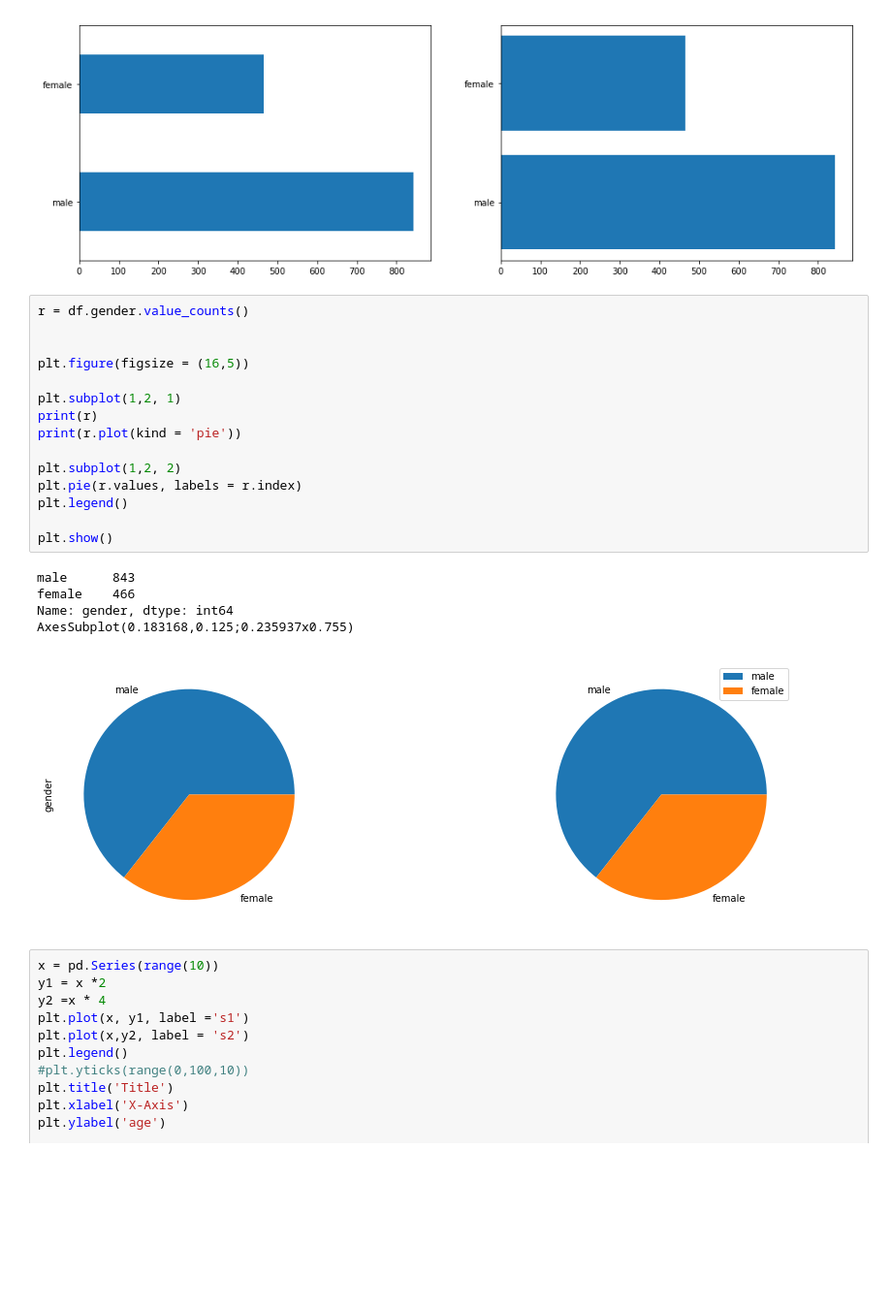
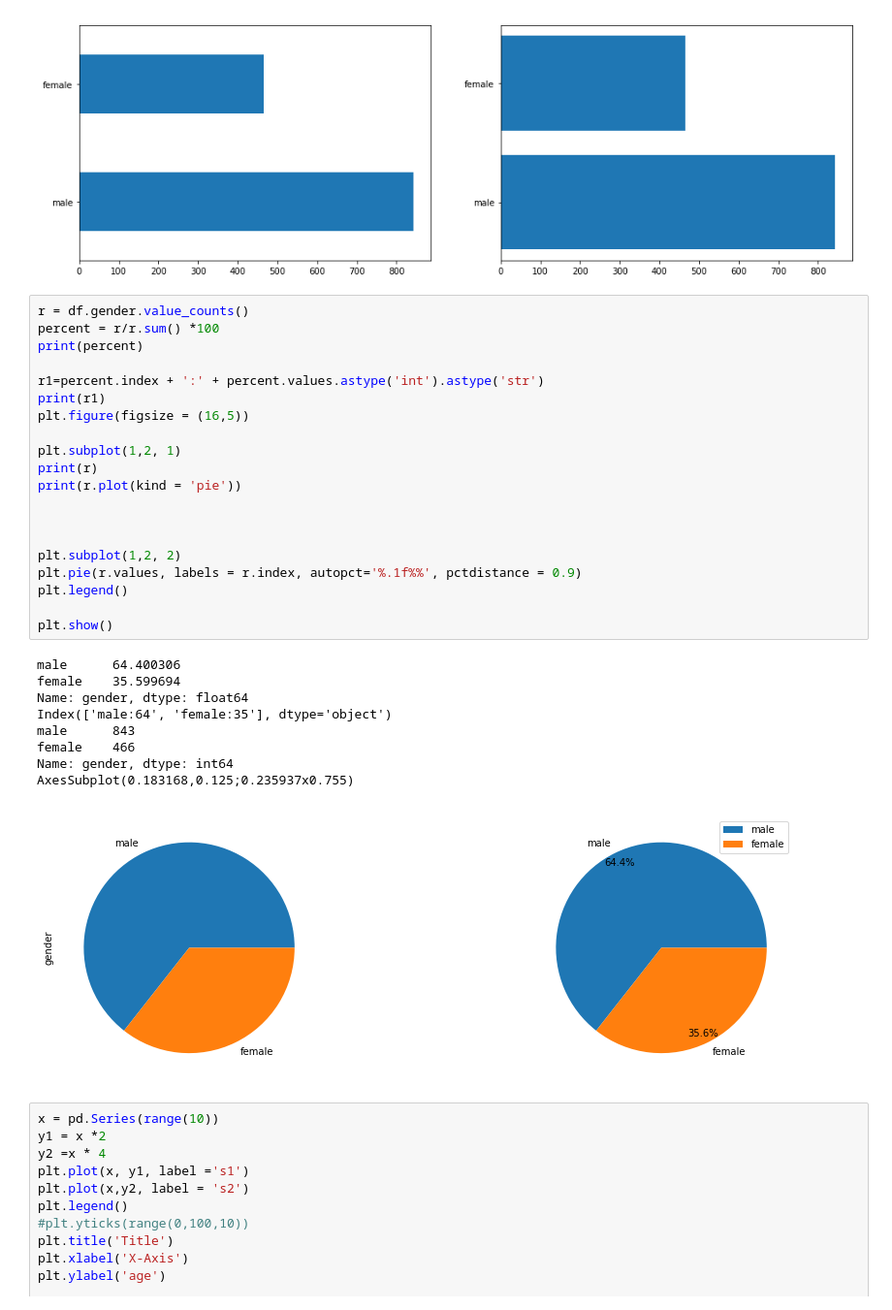
Before and after one commit to leangaurav/weekday2019_09_05, a Jupyter notebook: S160MatplotlibPlotting.ipynb, the cells around one changed output. Shown: that part at 97% size. Cells and saved outputs as stored; diff of their text form; blank space fills up the shorter version.

```diff
--- a/S160MatplotlibPlotting.ipynb
+++ b/S160MatplotlibPlotting.ipynb
@@ -103,25 +103,34 @@ AxesSubplot(0.125,0.125;0.352273x0.755)
 [figure]
 # %%
 r = df.gender.value_counts()
+percent = r/r.sum() *100
+print(percent)
 
-
+r1=percent.index + ':' + percent.values.astype('int').astype('str')
+print(r1)
 plt.figure(figsize = (16,5))
 
 plt.subplot(1,2, 1)
 print(r)
 print(r.plot(kind = 'pie'))
 
+
+
 plt.subplot(1,2, 2)
-plt.pie(r.values, labels = r.index)
+plt.pie(r.values, labels = r.index, autopct='%.1f%%', pctdistance = 0.9)
 plt.legend()
 
 plt.show()
 # %% [output]
+male      64.400306
+female    35.599694
+Name: gender, dtype: float64
+Index(['male:64', 'female:35'], dtype='object')
 male      843
 female    466
 Name: gender, dtype: int64
 AxesSubplot(0.183168,0.125;0.235937x0.755)
-[figure, old version]
+[figure, new version]
 # %%
 x = pd.Series(range(10))
 y1 = x *2
```
Also changed, not shown: 1 other file.
